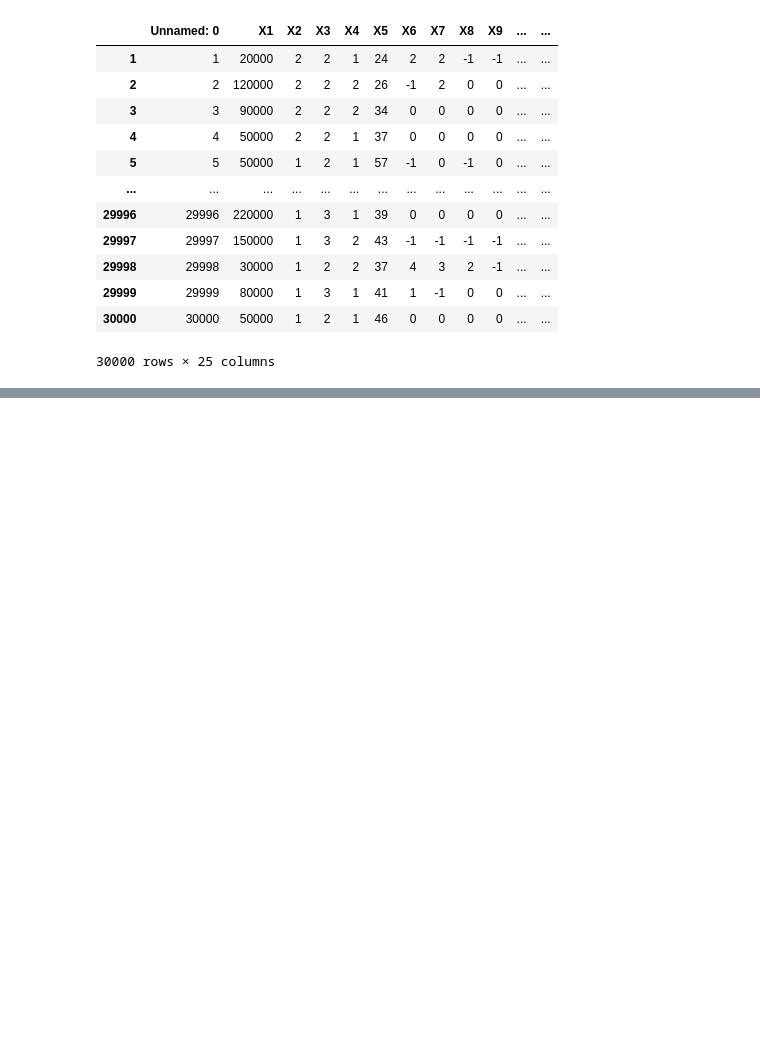
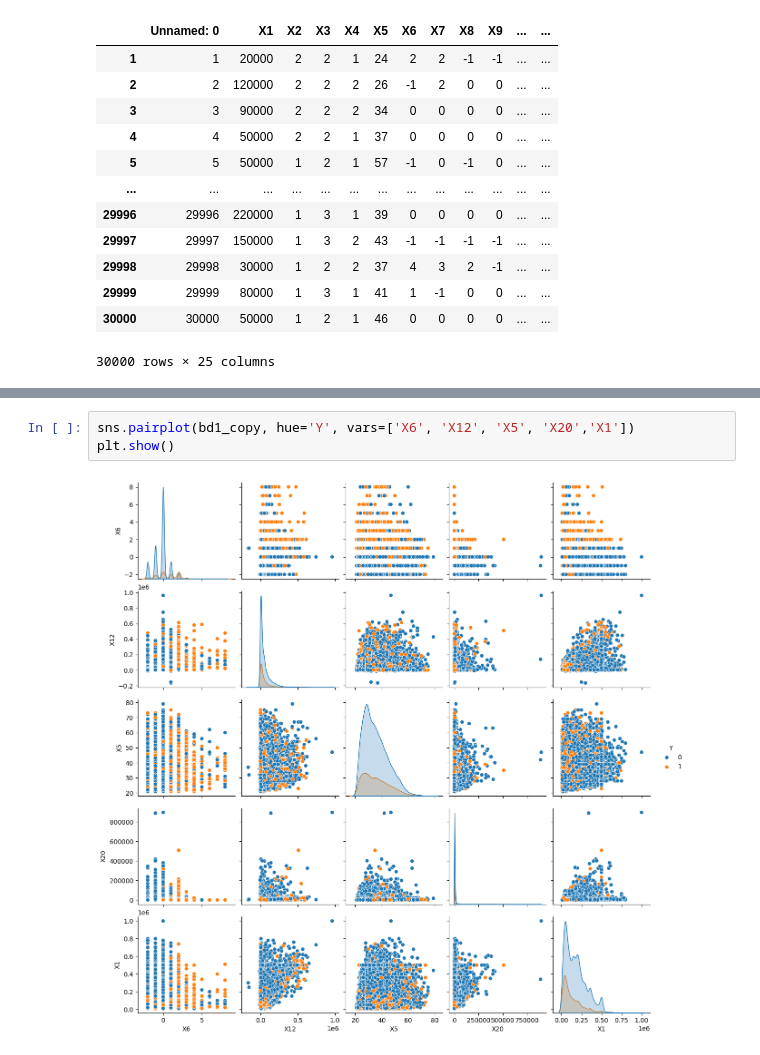
Before and after one commit to danielagith/infracommerce, a Jupyter notebook: infracommerce.ipynb, the cells around one changed output, grey strips where cells are left out. Drawn from its saved outputs; the diff is of its cells as text; blank space fills up the shorter version.

Commit message:
features pairplot

```diff
--- a/infracommerce.ipynb
+++ b/infracommerce.ipynb
@@ -112,0 +156,5 @@ plt.show()
+# %%
+sns.pairplot(bd1_copy, hue='Y', vars=['X6', 'X12', 'X5', 'X20','X1'])
+plt.show()
+# %% [output]
+[figure, added]
```
Also changed, not shown: parts of 7 cells of this notebook.
